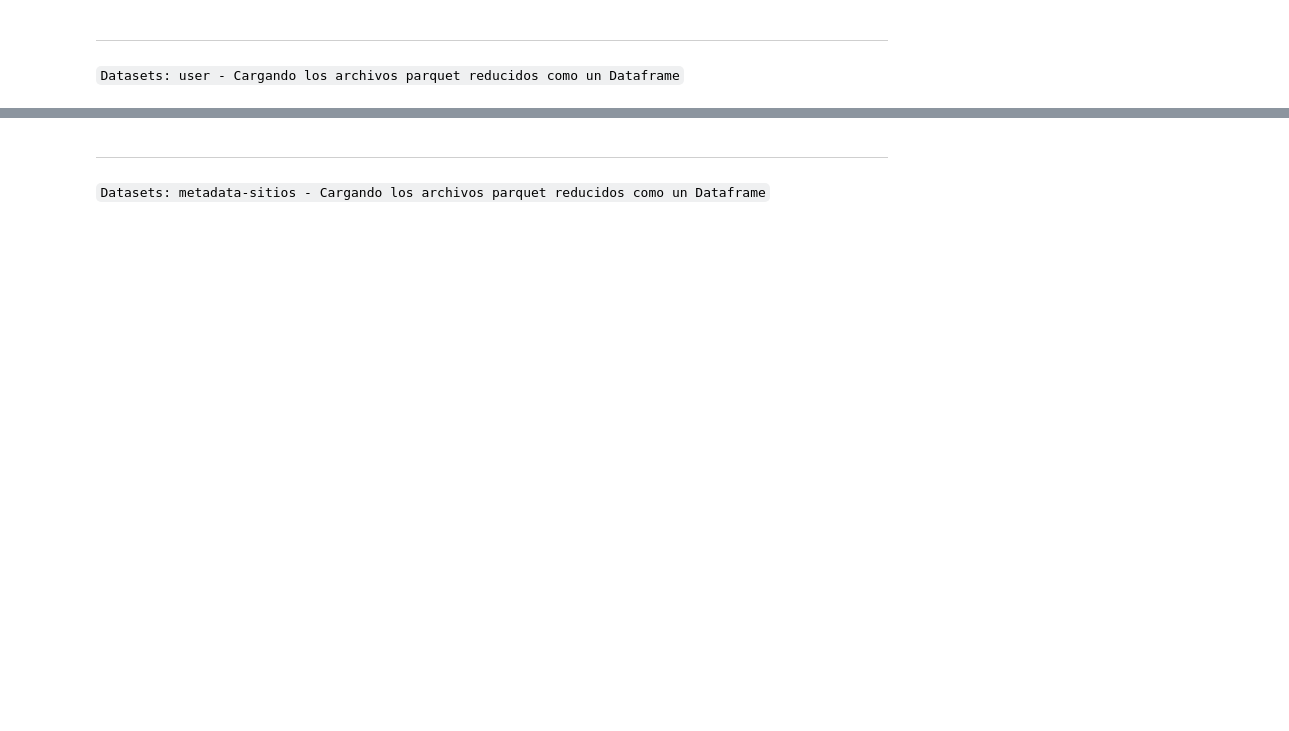
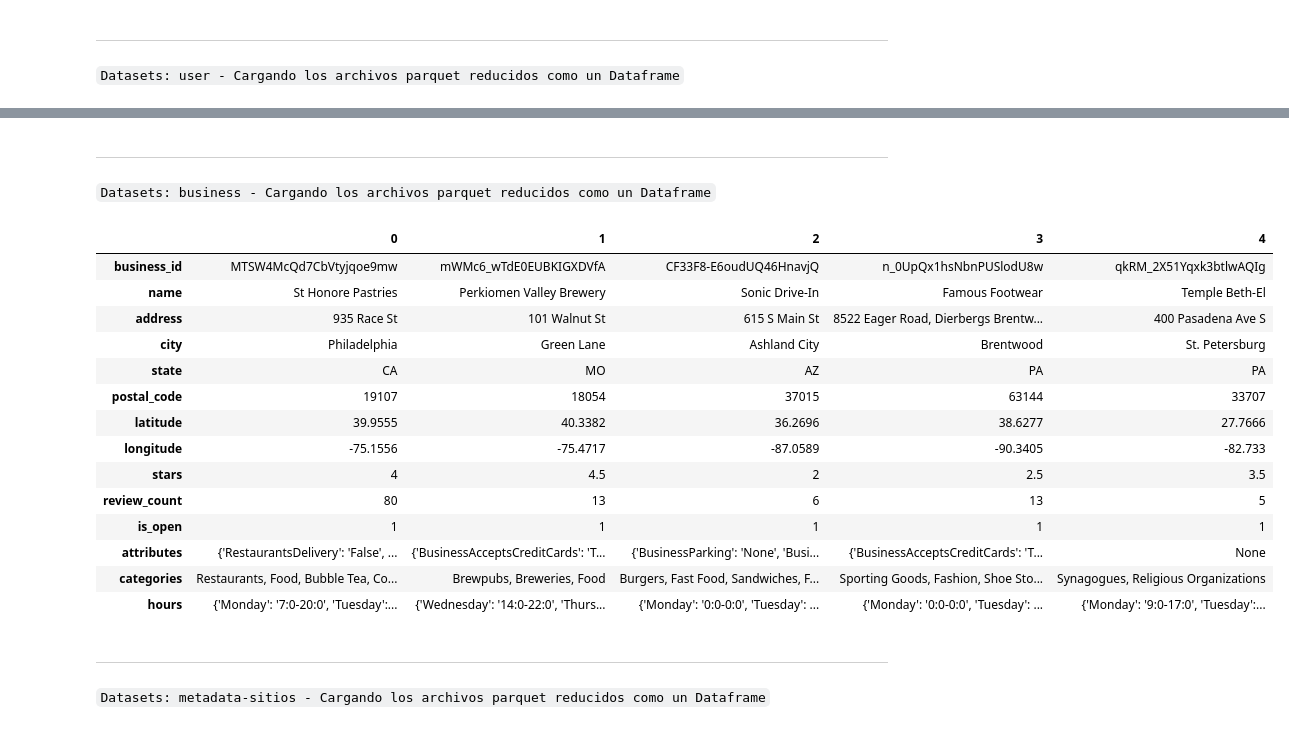
Before and after one commit to lesmengp/Proyecto-Final-Grupo-07, a Jupyter notebook: ETL/CargarDatasetsParquet.ipynb, the cells around one changed output, grey strips where cells are left out. Cells and saved outputs as stored; diff of their text form; code cells hidden in the pictures; blank space fills up the shorter version.

```diff
--- a/ETL/CargarDatasetsParquet.ipynb
+++ b/ETL/CargarDatasetsParquet.ipynb
@@ -79,3 +127,34 @@ df_user_reducido_concatenado = df_user_reducido_concatenado.reset_index(drop=Tru
+# %% [markdown]
+- - -
+`Datasets: business - Cargando los archivos parquet reducidos como un Dataframe`
+# %%
+directorio = "../Datasets/Datasets_Yelp/business/"
+ls_archivo = listar_archivos_segun_patron_con_directorio(directorio, "business*.parquet")
+df_list = []                                    # Un dataframe vacio para ir adicionando
+for archivo in ls_archivo:                      # Leer cada archivo parquet en un DataFrame de Pandas y adicionarlo
+    tabla_user = pq.read_table(source=archivo)  # Se crea una tabla con cada archivo
+    df = tabla_user.to_pandas()                 # Se transforma la tabla en un dataframe
+    df_list.append(df)                          # Se adicionan a los dataframe
+df_business_concatenado = pd.concat(df_list)    # Se concatenan todos los DataFrames en uno solo
+df_business_concatenado = df_business_concatenado.reset_index(drop=True)    # Se resetea el indice a uno secuencial y consecutivo
+# %%
+df_business_concatenado.head().T
+# %% [output]
+|  | 0 | 1 | 2 | 3 | 4 |
+| business_id | MTSW4McQd7CbVtyjqoe9mw | mWMc6_wTdE0EUBKIGXDVfA | CF33F8-E6oudUQ46HnavjQ | n_0UpQx1hsNbnPUSlodU8w | qkRM_2X51Yqxk3btlwAQIg |
+| name | St Honore Pastries | Perkiomen Valley Brewery | Sonic Drive-In | Famous Footwear | Temple Beth-El |
+| address | 935 Race St | 101 Walnut St | 615 S Main St | 8522 Eager Road, Dierbergs Brentw... | 400 Pasadena Ave S |
+| city | Philadelphia | Green Lane | Ashland City | Brentwood | St. Petersburg |
+| state | CA | MO | AZ | PA | PA |
+| postal_code | 19107 | 18054 | 37015 | 63144 | 33707 |
+| latitude | 39.9555 | 40.3382 | 36.2696 | 38.6277 | 27.7666 |
+| longitude | -75.1556 | -75.4717 | -87.0589 | -90.3405 | -82.733 |
+| stars | 4 | 4.5 | 2 | 2.5 | 3.5 |
+| review_count | 80 | 13 | 6 | 13 | 5 |
+| is_open | 1 | 1 | 1 | 1 | 1 |
+| attributes | {'RestaurantsDelivery': 'False', ... | {'BusinessAcceptsCreditCards': 'T... | {'BusinessParking': 'None', 'Busi... | {'BusinessAcceptsCreditCards': 'T... | None |
+| categories | Restaurants, Food, Bubble Tea, Co... | Brewpubs, Breweries, Food | Burgers, Fast Food, Sandwiches, F... | Sporting Goods, Fashion, Shoe Sto... | Synagogues, Religious Organizations |
+| hours | {'Monday': '7:0-20:0', 'Tuesday':... | {'Wednesday': '14:0-22:0', 'Thurs... | {'Monday': '0:0-0:0', 'Tuesday': ... | {'Monday': '0:0-0:0', 'Tuesday': ... | {'Monday': '9:0-17:0', 'Tuesday':... |
 # %% [markdown]
 - - -
 `Datasets: metadata-sitios - Cargando los archivos parquet reducidos como un Dataframe`
```
Also changed, not shown: parts of 6 cells of this notebook, 1 other file.
